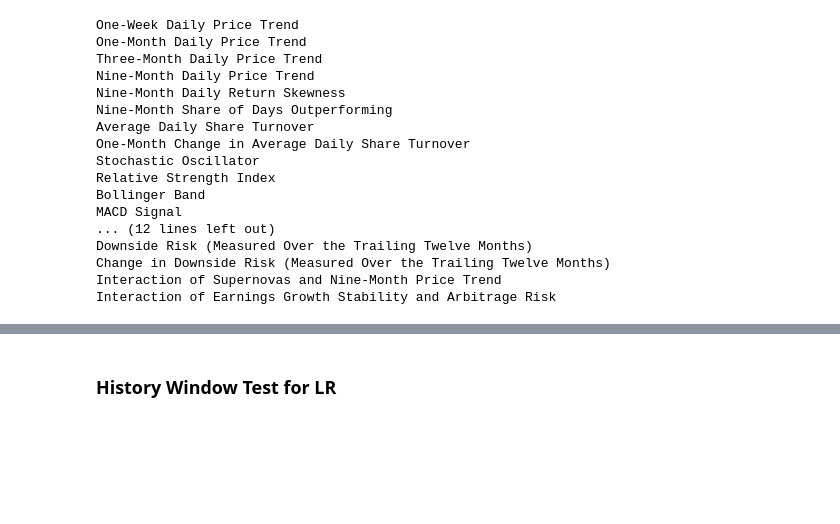
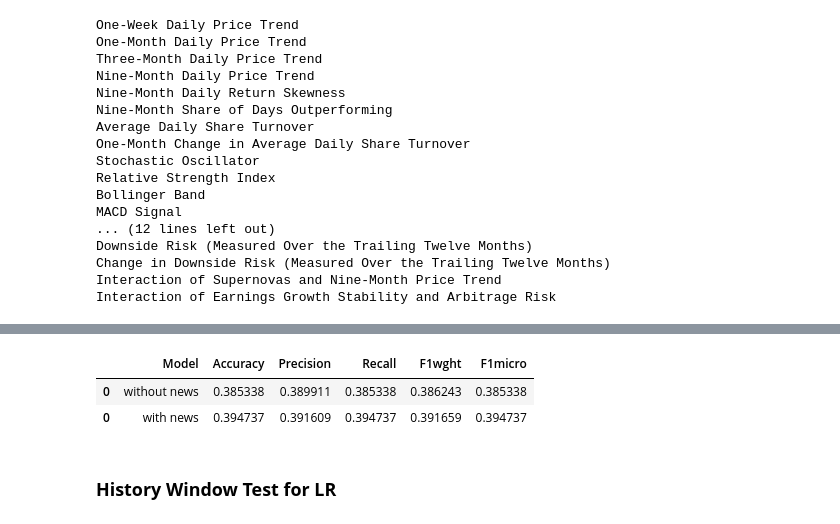
Before and after one commit to bondxue/FRE-7871-News-Analytics-and-Machine-Learning, a Jupyter notebook: News-Based-Trading-Strategy-Project/MCD_NLPTest.ipynb, the cells around one changed output, grey strips where cells are left out. Drawn from its saved outputs; the diff is of its cells as text; code cells hidden in the pictures; blank space fills up the shorter version.

```diff
--- a/News-Based-Trading-Strategy-Project/MCD_NLPTest.ipynb
+++ b/News-Based-Trading-Strategy-Project/MCD_NLPTest.ipynb
@@ -422,3 +440,9 @@ lr_performance = model_evalutation(y_true, y_pred, test_dates, MODEL_NAME)
+# %%
+result
+# %% [output]
+|  | Model | Accuracy | Precision | Recall | F1wght | F1micro |
+| 0 | without news | 0.385338 | 0.389911 | 0.385338 | 0.386243 | 0.385338 |
+| 0 | with news | 0.394737 | 0.391609 | 0.394737 | 0.391659 | 0.394737 |
 # %% [markdown]
 ### **History Window Test for LR**
 # %%
```
Also changed, not shown: parts of 3 cells of this notebook, 4 other files.
